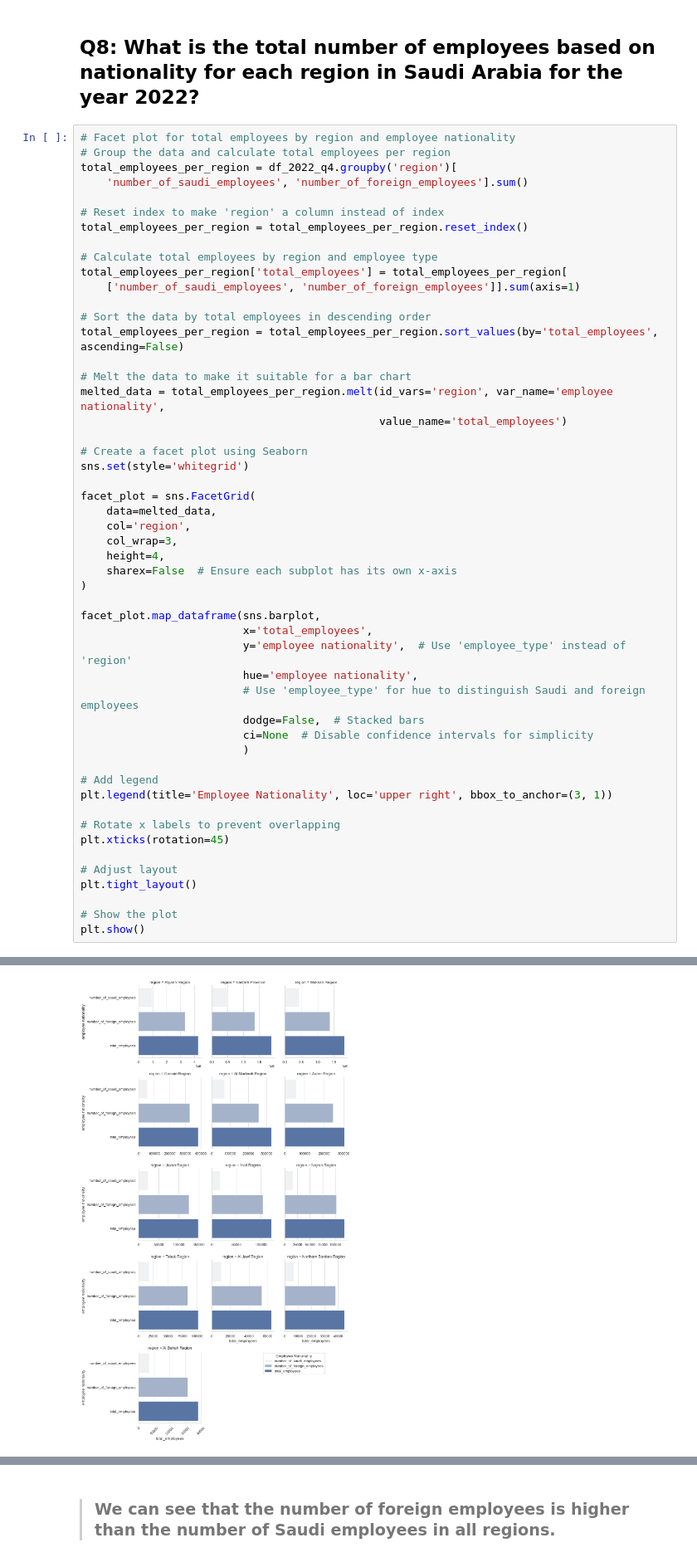
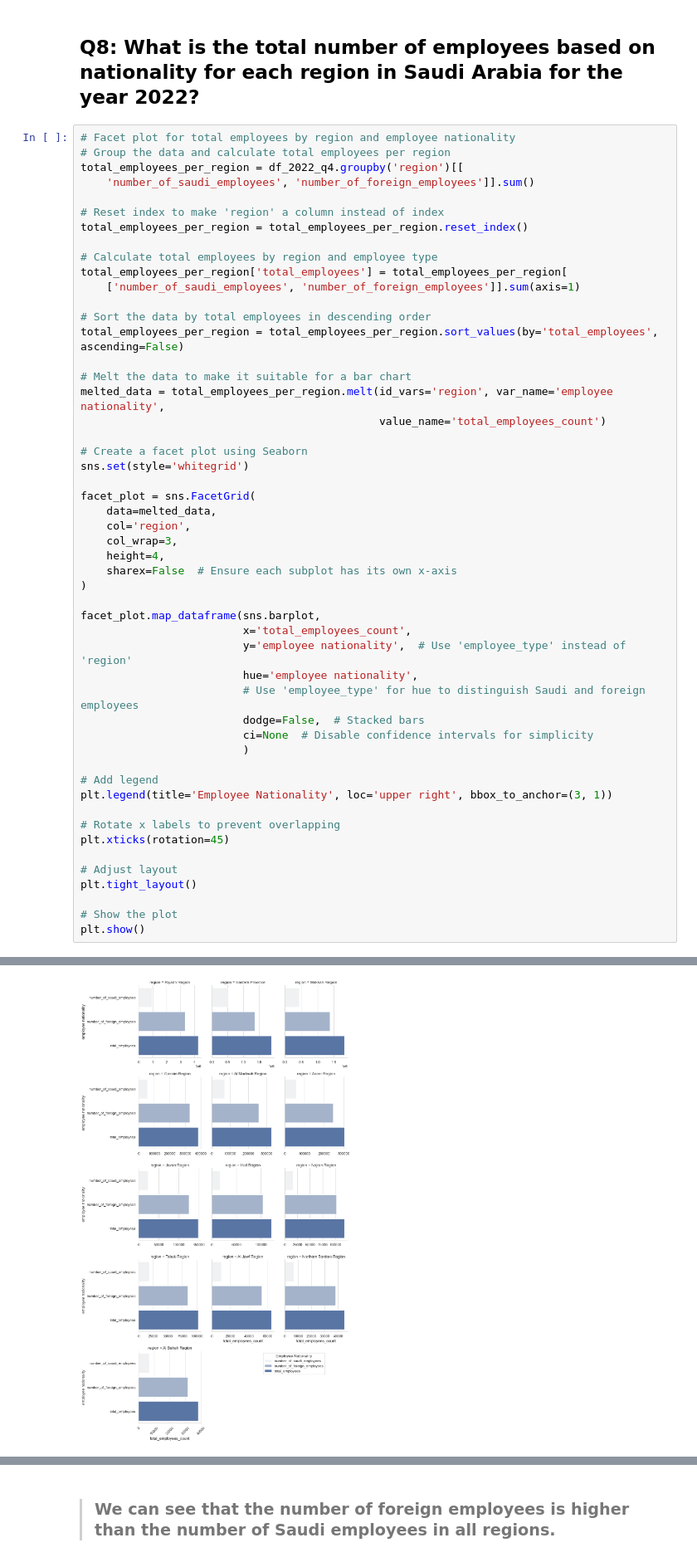
Before and after one commit to alsubaie-os/Udacity-Data-Analysis-Nanodegree, a Jupyter notebook: Communicate Data Findings/Part_I_exploration_template.ipynb, the cells around one changed output, grey strips where cells are left out. Shown at 83% size. Cells and saved outputs as stored; diff of their text form.

```diff
--- a/Communicate Data Findings/Part_I_exploration_template.ipynb
+++ b/Communicate Data Findings/Part_I_exploration_template.ipynb
@@ -477,8 +520,8 @@ plt.show()
 # %%
 # Facet plot for total employees by region and employee nationality
 # Group the data and calculate total employees per region
-total_employees_per_region = df_2022_q4.groupby('region')[
-    'number_of_saudi_employees', 'number_of_foreign_employees'].sum()
+total_employees_per_region = df_2022_q4.groupby('region')[[
+    'number_of_saudi_employees', 'number_of_foreign_employees']].sum()
 
 # Reset index to make 'region' a column instead of index
 total_employees_per_region = total_employees_per_region.reset_index()
@@ -492,7 +535,7 @@ total_employees_per_region = total_employees_per_region.sort_values(by='total_em
 
 # Melt the data to make it suitable for a bar chart
 melted_data = total_employees_per_region.melt(id_vars='region', var_name='employee nationality',
-                                              value_name='total_employees')
+                                              value_name='total_employees_count')
 
 # Create a facet plot using Seaborn
 sns.set(style='whitegrid')
@@ -506,7 +549,7 @@ facet_plot = sns.FacetGrid(
 )
 
 facet_plot.map_dataframe(sns.barplot,
-                         x='total_employees',
+                         x='total_employees_count',
                          y='employee nationality',  # Use 'employee_type' instead of 'region'
                          hue='employee nationality',
                          # Use 'employee_type' for hue to distinguish Saudi and foreign employees
@@ -543,7 +586,7 @@ The `ci` parameter is deprecated. Use `errorbar=None` for the same effect.
 
 
 Tight layout not applied. tight_layout cannot make axes width small enough to accommodate all axes decorations
-[figure, old version]
+[figure, new version]
 # %%
 # another way to do it
 # Group the data and calculate total employees per region
```
Also changed, not shown: parts of 12 cells of this notebook, 3 other files.
